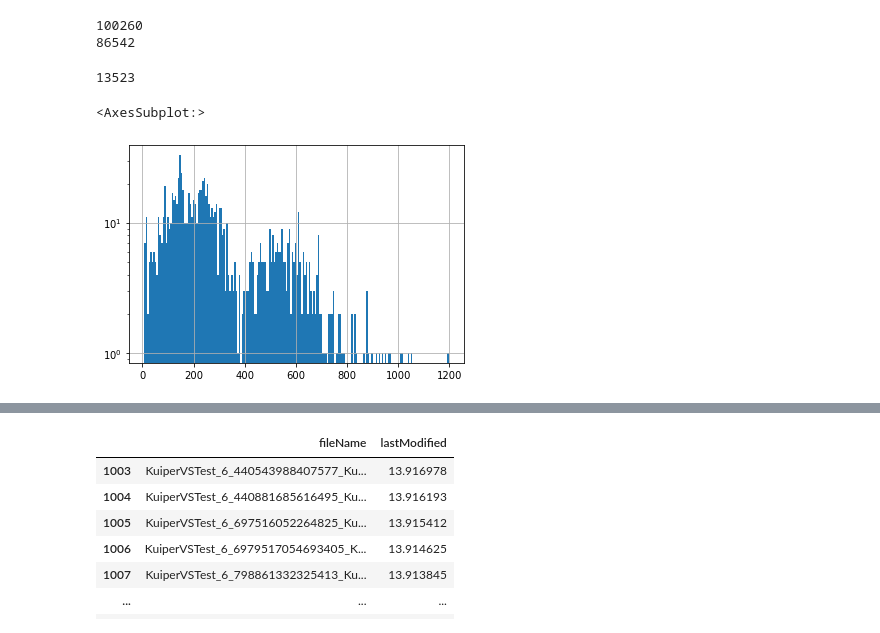
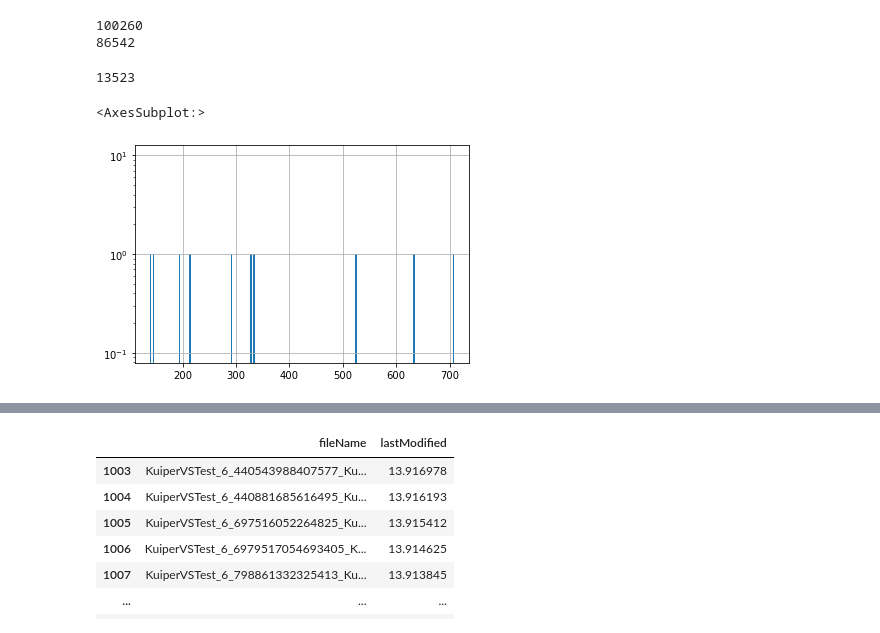
Before and after one commit to ShrRa/periodRecoveryMetric, a Jupyter notebook: PointSlicerTest-Copy1.ipynb, the cells around one changed output, grey strips where cells are left out. Drawn from its saved outputs; the diff is of its cells as text; code cells hidden in the pictures.

```diff
--- a/PointSlicerTest-Copy1.ipynb
+++ b/PointSlicerTest-Copy1.ipynb
@@ -54,13 +55,13 @@ print(len(library[library['_best_period']<=bins[1]]))
 # %%
 libCut=library[library['_best_period']>=bins[1]].append(library[library['_best_period']>=bins[1]].sample(200))
 libCut=libCut.drop_duplicates(subset='_best_period')
 print(len(libCut))
-libCut=libCut.sample(1000)
+libCut=libCut.sample(10)
 libCut['_best_period'].hist(bins=200,log=True)
 # %% [output]
 13523
 <AxesSubplot:>
-[figure, old version]
+[figure, new version]
 # %%
 # Set range of periods for which we're gonna build the maps
 perStep=100
```
Also changed, not shown: parts of 9 cells of this notebook.
